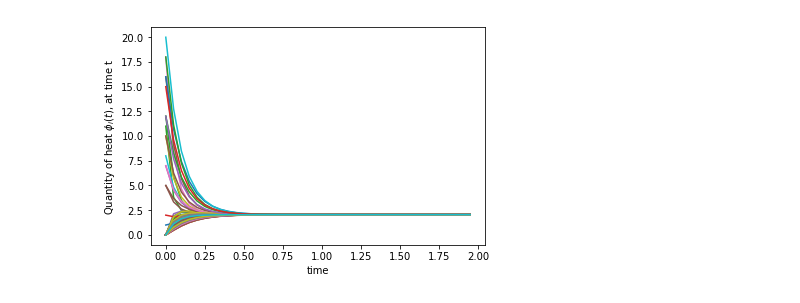
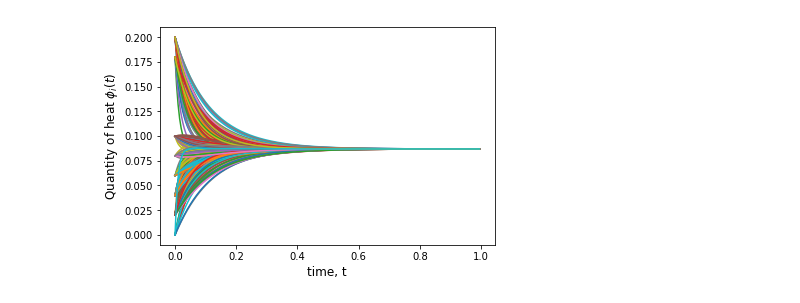
Before and after one commit to NanyanziAlice/Research-Code, a Jupyter notebook: Barabasi-ER-Mellin-Laplace-Diffusion.ipynb, the cells around one changed output. Cells and saved outputs as stored; diff of their text form; code cells hidden in the pictures.

```diff
--- a/Barabasi-ER-Mellin-Laplace-Diffusion.ipynb
+++ b/Barabasi-ER-Mellin-Laplace-Diffusion.ipynb
@@ -55,52 +55,84 @@ def Genlaplacian_mellin(G,s):
     row,col = np.diag_indices_from(L)
     L[row,col] = -L.sum(axis=1)
     return L
+# %%
+import scipy.linalg as LA
+import random
+import matplotlib.pyplot as plt
+import itertools
+
+inter = 50                                              #number of realisations
+rand_lst = [random.randint(1, 10) for i in range(0,10)] #set intitial heat content, phi_0 by random values
 # %%
 ###Mellin transform diffusion for Barabasi network####
+n=500
+m=2
 
-import scipy.linalg as LA
-import random
-import matplotlib.pyplot as plt
-import itertools
+time = np.arange(0,1,0.005)
+nt = len(time)
+data_arr = np.zeros((inter,nt,n))
+pt_len =[]
+av_lst=[]
 
-n=100
-m=4
-G = nx.barabasi_albert_graph(n, m, seed=None)     #Create Barabasi network
-while (nx.is_connected(G)==False):                # check if network is connected
-    G = nx.barabasi_albert_graph(n, m, seed=None)
+s_results = []
 
-print(nx.average_shortest_path_length(G))
+G_lst = []                              # list of generated graphs
+
+for i in range(0,inter):
+    G = nx.barabasi_albert_graph(n, m, seed=None)     #Create Barabasi network
+    while (nx.is_connected(G)==False):                # check if network is connected
+        G = nx.barabasi_albert_graph(n, m, seed=None)
+    G_lst.append(G)
+
+
+#print(nx.average_shortest_path_length(G))
 
 s_lst =[1,1.5,2,3]                            #list of s values for mellin
 
 phi_0 = [0]*n
 
-for r in random.sample(range(0,n-1), 20):                        #set intitial heat content, phi_0 by random values
-    phi_0[r] = random.randint(0, 20)
+for s in s_lst:
+    for G in G_lst:
+        g=0
+        #deg = list(G.degree)
+        #avedegree = np.mean([d[1] for d in deg])          # compute average degree
+        #av_lst.append(avedegree)
 
-i = 0
-for  s in s_lst:
-    if s==0:
-        L = nx.laplacian_matrix(G).todense()   # to cater for no longrange interactions
-    else:
-        L = Genlaplacian_mellin(G,s)
-    D, V = LA.eigh(L);                              #Compute the eigenvalues/vectors of the laplacian matrix
-    D = np.reshape(D,(n,1), order='F')
-    phi_0 = np.reshape(phi_0,(n,1), order='F');
-    phi_0V = np.dot((V.conj().transpose()),phi_0) #Transform the initial condition into the coordinate system of the eigenvectors
+        L = Genlaplacian_mellin(G,s)   # to cater for no longrange interactions
+        D, V = LA.eigh(L);                              #Compute the eigenvalues/vectors of the laplacian matrix
+        D = np.reshape(D,(n,1), order='F')
 
-    #plotting results
-    phi_lst=[]
-    time = np.arange(0,2,0.05)
-    for t in time :                             #Loop through times and decay each initial component
-        Phi = (phi_0V* (np.exp(-D*t)));         #Exponential decay for each component
-        Phi = np.dot(V,Phi);
-        #Phi =  np.reshape(Phi, (1,n), order='F')                #shape phi to a lattice shape
-        phi_lst.append((Phi.ravel()).tolist())
+        j=0
+        for r in random.sample(range(0,n-1), 10):                        #set intitial heat content, phi_0 by random values
+            phi_0[r] = rand_lst[j]
+            j = j+1
 
-    plt.plot(time,phi_lst)
-    plt.xlabel('time')
-    plt.ylabel('Quantity of heat $\phi_i(t)$, at time t')
+        phi_0 = np.reshape(phi_0,(n,1), order='F');
+        phi_0V = np.dot((V.conj().transpose()),phi_0) #Transform the initial condition into the coordinate system of the eigenvectors
+
+        #plotting results
+        phi_lst=[]
+        tt=0
+        for t in time :                             #Loop through times and decay each initial component
+            Phi = (phi_0V* (np.exp(-D*t)));         #Exponential decay for each component
+            Phi = np.dot(V,Phi);
+            #Phi =  np.reshape(Phi, (1,n), order='F')                #shape phi to a lattice shape
+            data_arr[g,tt]= (Phi.ravel()).tolist()
+            tt = tt+1
+        g=g+1
+
+        ln = len(data_arr)
+        sum_arr = np.zeros((nt,n))
+        for k in range(ln):
+            sum_arr = sum_arr + data_arr[k]
+        sum_av = np.multiply(sum_arr,(1.0/inter))
+    s_results.append(sum_av)
+
+for s_res in s_results:
+    plt.plot(time,s_res.tolist())
+    plt.xlabel('time, t', fontsize=12)
+    plt.ylabel('Quantity of heat $\phi_i(t)$', fontsize=12)
     #plt.title('Diffusion of heat over barabasi network with Mellin transform at s='+str(s))
+    #plt.savefig('/home/alicenanyanzi/RecentProject/Research-Documentation/AliceThesis-Stellenbosch/images/BA-degreesource.eps', format='eps', dpi=1000)
     plt.show()
 # %% [output]
@@ -111,4 +142,4 @@ for  s in s_lst:
-[figure, old version]
+[figure, new version]
 # %%
 ### Diffusiion of Barabasi network with Laplace tranforms ####
 
```
Also changed, not shown: parts of 5 cells of this notebook, 26 other files.
